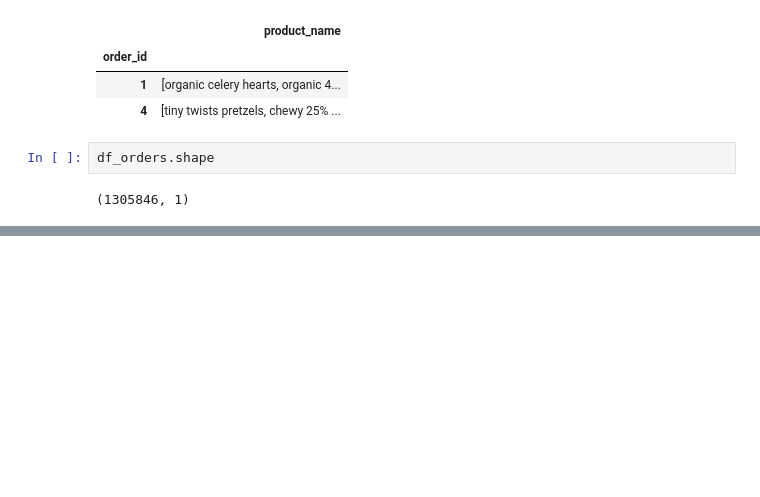
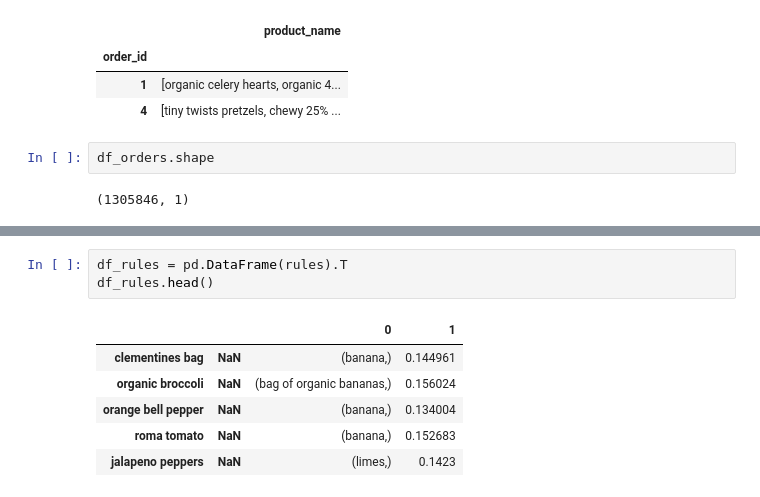
Before and after one commit to aakiyanova/Market-basket-analysis-FP-growth, a Jupyter notebook: notebooks/notebook_7_fp_tree_model.ipynb, the cells around one changed output, grey strips where cells are left out. Saved outputs shown, nothing was run; the diff lists cells and outputs as text; blank space fills up the shorter version.

```diff
--- a/notebooks/notebook_7_fp_tree_model.ipynb
+++ b/notebooks/notebook_7_fp_tree_model.ipynb
@@ -258,0 +279,10 @@ rules
+# %%
+df_rules = pd.DataFrame(rules).T
+df_rules.head()
+# %% [output]
+|  |  | 0 | 1 |
+| clementines bag | NaN | (banana,) | 0.144961 |
+| organic broccoli | NaN | (bag of organic bananas,) | 0.156024 |
+| orange bell pepper | NaN | (banana,) | 0.134004 |
+| roma tomato | NaN | (banana,) | 0.152683 |
+| jalapeno peppers | NaN | (limes,) | 0.1423 |
```
Also changed, not shown: parts of 5 cells of this notebook.
